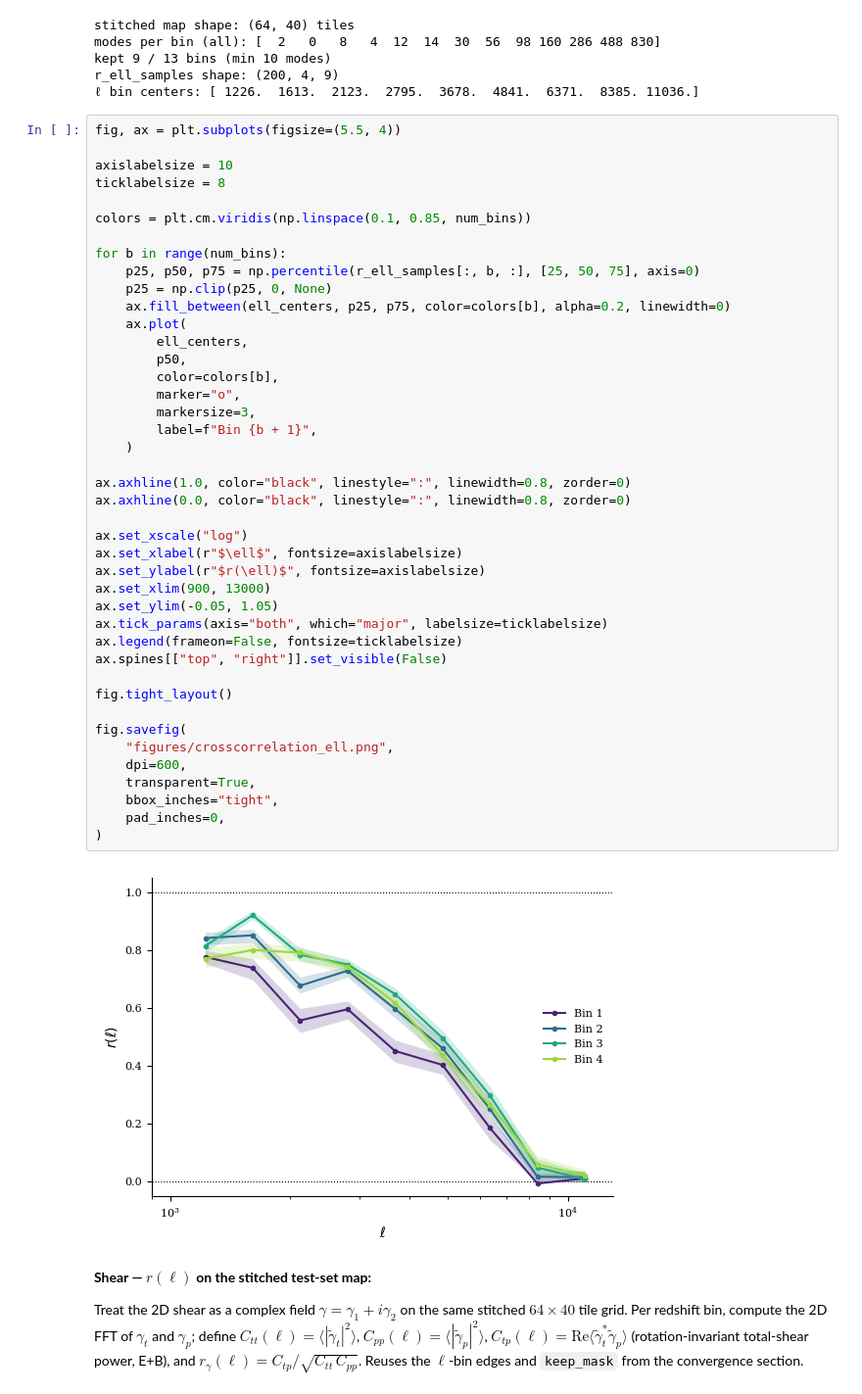
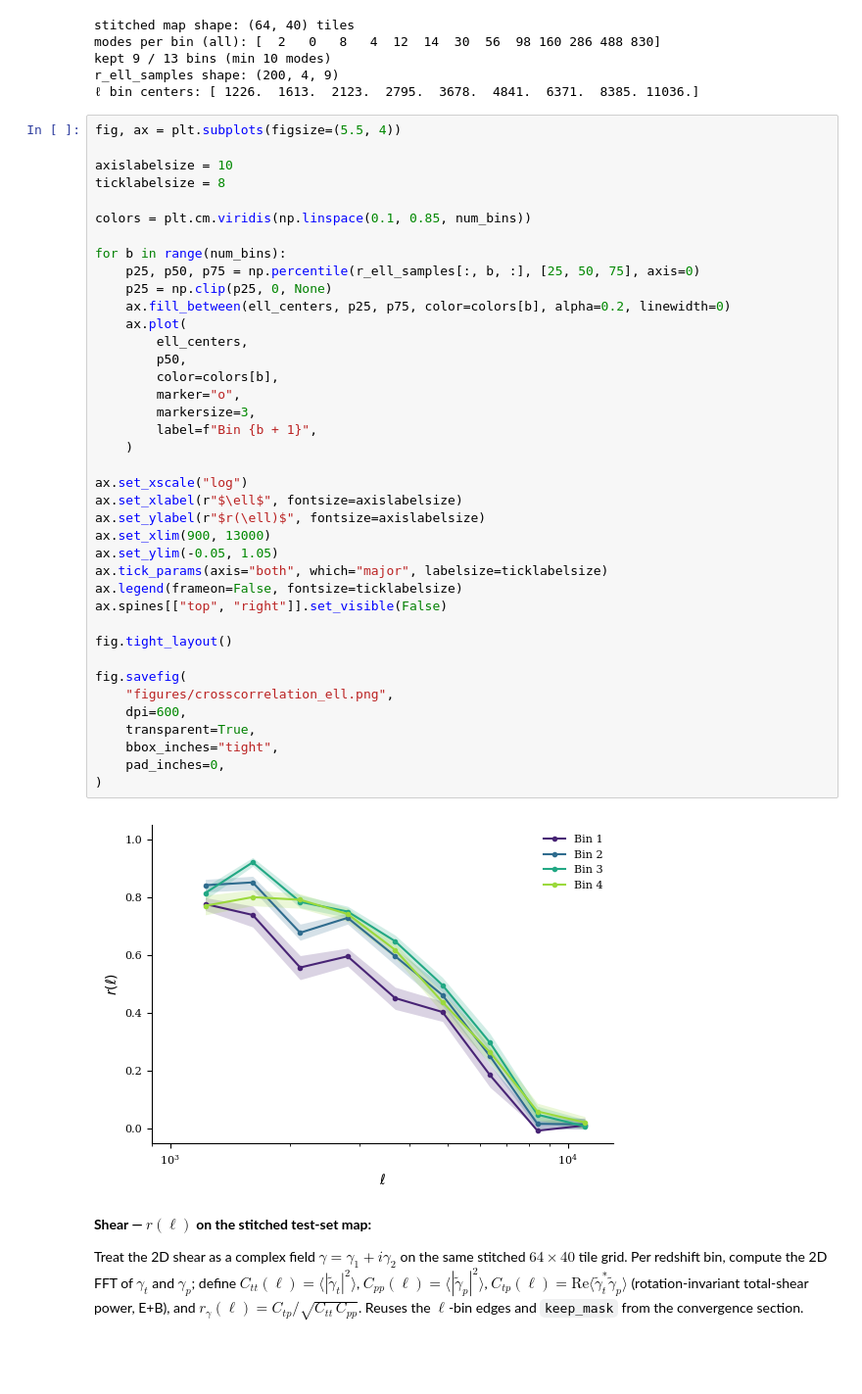
Before and after one commit to prob-ml/blissWL, a Jupyter notebook: images_to_maps/dc2/results/crosscorrelation.ipynb, the cells around one changed output. Shown at 98% size. Cells and saved outputs as stored; diff of their text form; blank space fills up the shorter version.

Commit message:
Update cross correlation figures

```diff
--- a/images_to_maps/dc2/results/crosscorrelation.ipynb
+++ b/images_to_maps/dc2/results/crosscorrelation.ipynb
@@ -217,37 +217,34 @@ for b in range(num_bins):
     p25 = np.clip(p25, 0, None)
     ax.fill_between(ell_centers, p25, p75, color=colors[b], alpha=0.2, linewidth=0)
     ax.plot(
         ell_centers,
         p50,
         color=colors[b],
         marker="o",
         markersize=3,
         label=f"Bin {b + 1}",
     )
 
-ax.axhline(1.0, color="black", linestyle=":", linewidth=0.8, zorder=0)
-ax.axhline(0.0, color="black", linestyle=":", linewidth=0.8, zorder=0)
-
 ax.set_xscale("log")
 ax.set_xlabel(r"$\ell$", fontsize=axislabelsize)
 ax.set_ylabel(r"$r(\ell)$", fontsize=axislabelsize)
 ax.set_xlim(900, 13000)
 ax.set_ylim(-0.05, 1.05)
 ax.tick_params(axis="both", which="major", labelsize=ticklabelsize)
 ax.legend(frameon=False, fontsize=ticklabelsize)
 ax.spines[["top", "right"]].set_visible(False)
 
 fig.tight_layout()
 
 fig.savefig(
     "figures/crosscorrelation_ell.png",
     dpi=600,
     transparent=True,
     bbox_inches="tight",
     pad_inches=0,
 )
 # %% [output]
-[figure, old version]
+[figure, new version]
 # %% [markdown]
 **Shear — $r(\ell)$ on the stitched test-set map:**
 
```
Also changed, not shown: parts of 1 cell of this notebook.
